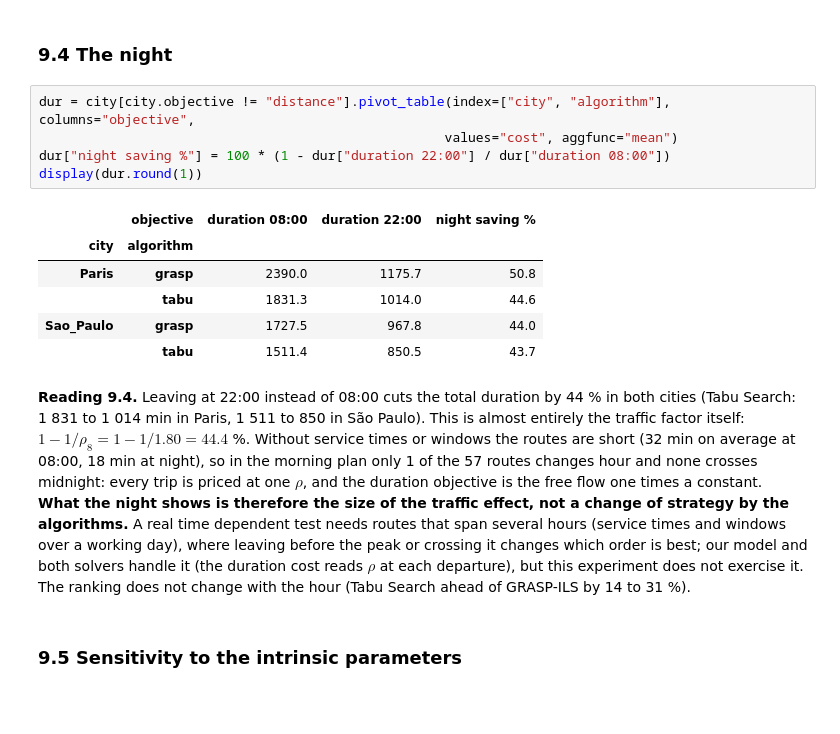
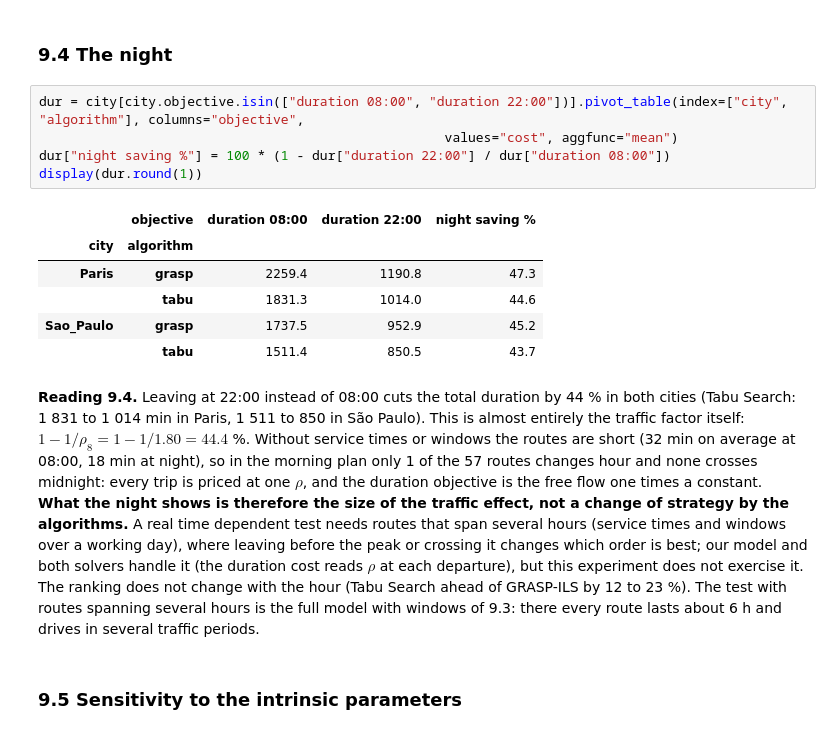
Before and after one commit to zzaved/cesi-cvrp-metaheuristics, a Jupyter notebook: notebooks/02_final_deliverable.ipynb, the cells around one changed output. Drawn from its saved outputs; the diff is of its cells as text; blank space fills up the shorter version.

Commit message:
docs(notebook): perturbation definition, cities with time windows, corrected GRASP-ILS results and recommendation

```diff
--- a/notebooks/02_final_deliverable.ipynb
+++ b/notebooks/02_final_deliverable.ipynb
@@ -938,16 +1041,16 @@ Brazil replaces Egypt under the same protocol.
 <a id="s94"></a>
 ### 9.4 The night
 # %%
-dur = city[city.objective != "distance"].pivot_table(index=["city", "algorithm"], columns="objective",
+dur = city[city.objective.isin(["duration 08:00", "duration 22:00"])].pivot_table(index=["city", "algorithm"], columns="objective",
                                                     values="cost", aggfunc="mean")
 dur["night saving %"] = 100 * (1 - dur["duration 22:00"] / dur["duration 08:00"])
 display(dur.round(1))
 # %% [output]
 |  | objective | duration 08:00 | duration 22:00 | night saving % |
 | city | algorithm |  |  |  |
-| Paris | grasp | 2390.0 | 1175.7 | 50.8 |
+| Paris | grasp | 2259.4 | 1190.8 | 47.3 |
 |  | tabu | 1831.3 | 1014.0 | 44.6 |
-| Sao_Paulo | grasp | 1727.5 | 967.8 | 44.0 |
+| Sao_Paulo | grasp | 1737.5 | 952.9 | 45.2 |
 |  | tabu | 1511.4 | 850.5 | 43.7 |
 # %% [markdown]
 **Reading 9.4.** Leaving at 22:00 instead of 08:00 cuts the total duration by 44 % in both
@@ -960,8 +1063,9 @@ therefore the size of the traffic effect, not a change of strategy by the algori
 time dependent test needs routes that span several hours (service times and windows over a working
 day), where leaving before the peak or crossing it changes which order is best; our model and both
 solvers handle it (the duration cost reads $\rho$ at each departure), but this experiment does not
-exercise it. The ranking does not change with the hour (Tabu Search ahead of GRASP-ILS by 14 to
-31 %).
+exercise it. The ranking does not change with the hour (Tabu Search ahead of GRASP-ILS by 12 to
+23 %). The test with routes spanning several hours is the full model with windows of 9.3: there
+every route lasts about 6 h and drives in several traffic periods.
 # %% [markdown]
 <a id="s95"></a>
 ### 9.5 Sensitivity to the intrinsic parameters
```
Also changed, not shown: parts of 21 cells of this notebook.
